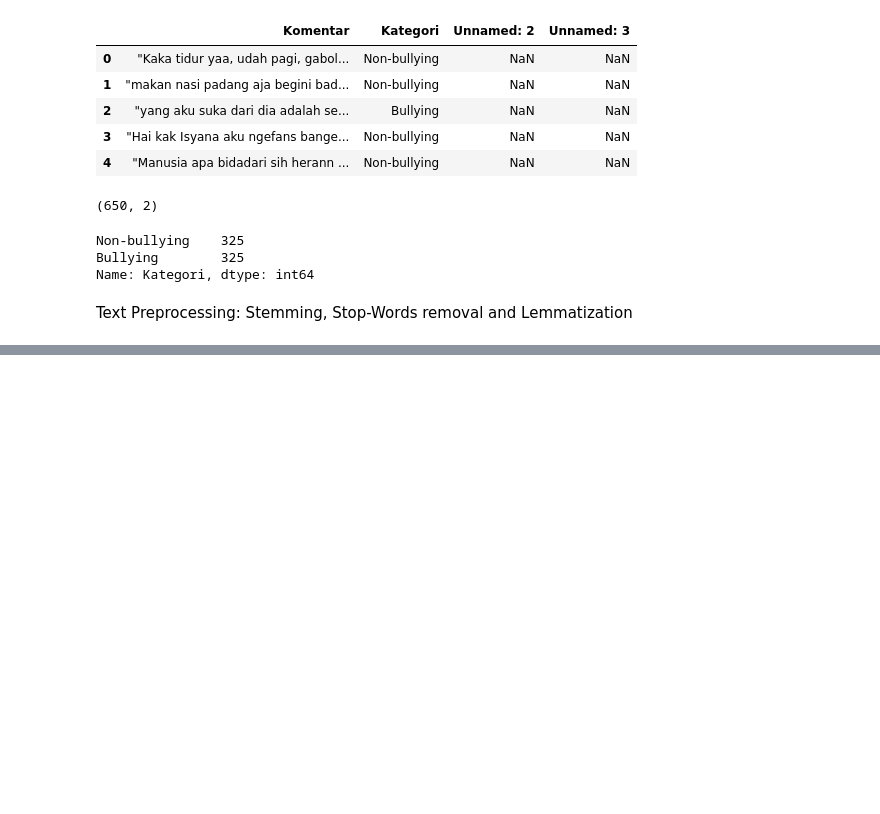
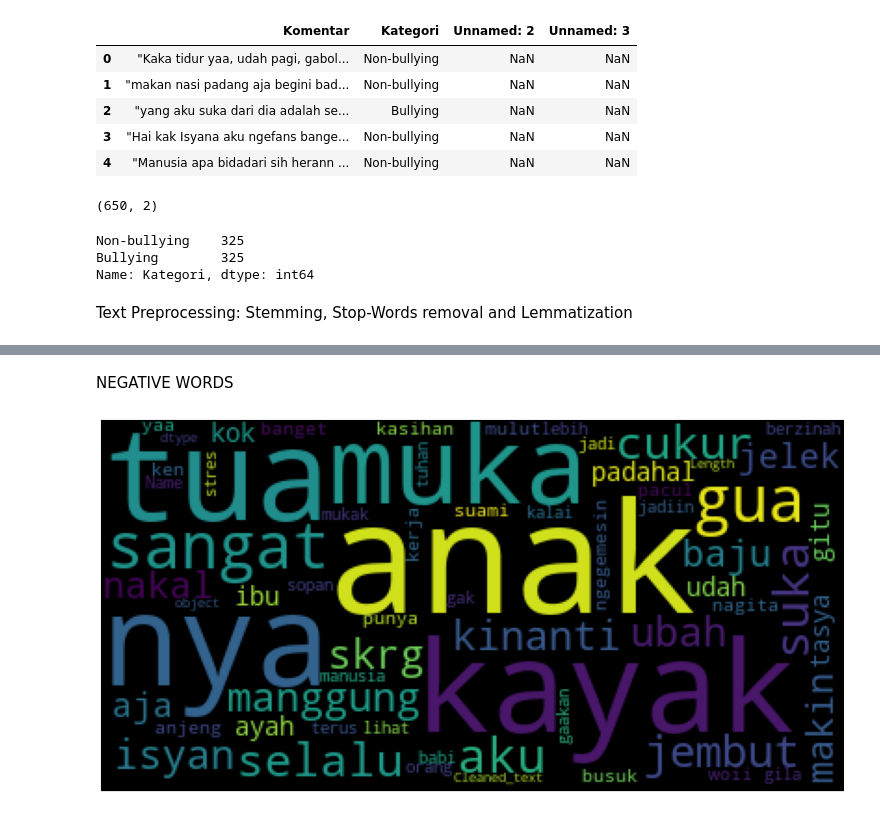
Before and after one commit to RoniAndarsyah/LSTM_NaiveBayesMultinomial, a Jupyter notebook: LSTM_dan_NaiveBayesM.ipynb, the cells around one changed output, grey strips where cells are left out. Saved outputs shown, nothing was run; the diff lists cells and outputs as text; code cells hidden in the pictures; blank space fills up the shorter version.

```diff
--- a/LSTM_dan_NaiveBayesM.ipynb
+++ b/LSTM_dan_NaiveBayesM.ipynb
@@ -152,0 +168,7 @@ def plot_cloud(wordcloud):
+# %% [markdown]
+NEGATIVE WORDS
+# %%
+word_cloud = WordCloud().generate(str(df[df['Kategori'] == 'Bullying']['Cleaned_text']))
+plot_cloud(word_cloud)
+# %% [output]
+[figure, added]
```
Also changed, not shown: parts of 27 cells of this notebook.
